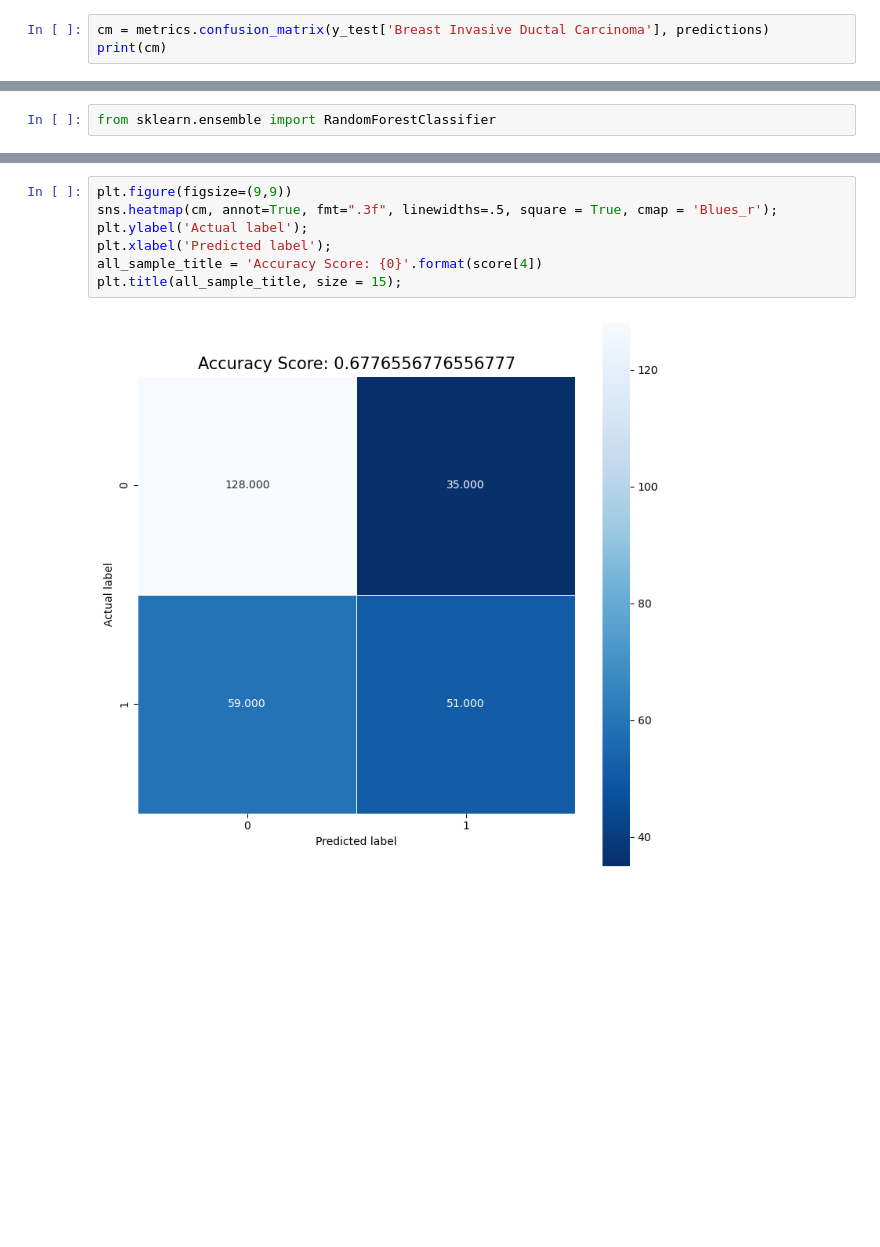
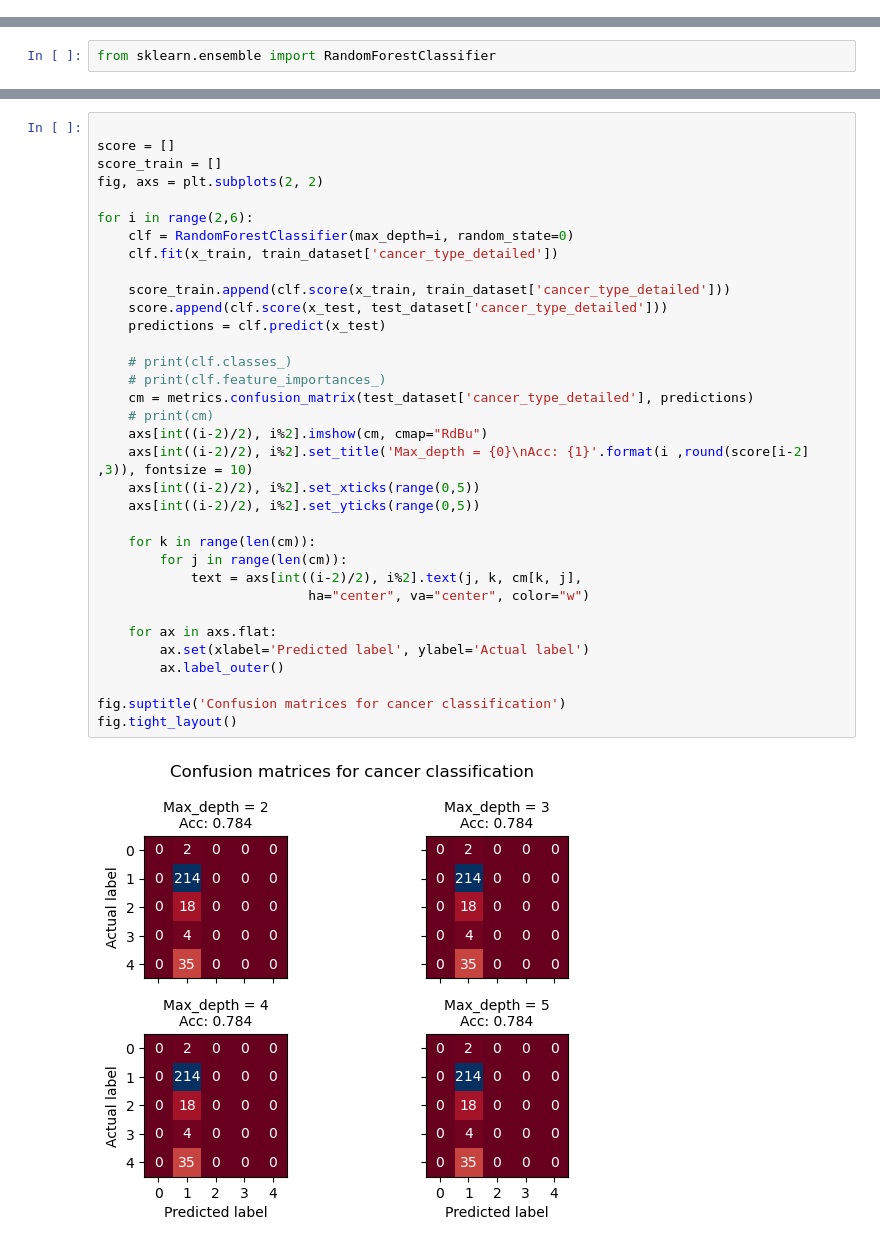
Before and after one commit to Allocco14/BreastCancerIIA, a Jupyter notebook: Breast_cancer.ipynb, the cells around one changed output, grey strips where cells are left out. Saved outputs shown, nothing was run; the diff lists cells and outputs as text; blank space fills up the shorter version.

```diff
--- a/Breast_cancer.ipynb
+++ b/Breast_cancer.ipynb
@@ -266,3 +286,0 @@ print(cm)
-# %%
-cm = metrics.confusion_matrix(y_test['Breast Invasive Ductal Carcinoma'], predictions)
-print(cm)
@@ -359,9 +289,36 @@ print(max(score))
-# %%
-plt.figure(figsize=(9,9))
-sns.heatmap(cm, annot=True, fmt=".3f", linewidths=.5, square = True, cmap = 'Blues_r');
-plt.ylabel('Actual label');
-plt.xlabel('Predicted label');
-all_sample_title = 'Accuracy Score: {0}'.format(score[4])
-plt.title(all_sample_title, size = 15);
-# %% [output]
-[figure, removed]
+# %%
+
+score = []
+score_train = []
+fig, axs = plt.subplots(2, 2)
+
+for i in range(2,6):
+    clf = RandomForestClassifier(max_depth=i, random_state=0)
+    clf.fit(x_train, train_dataset['cancer_type_detailed'])
+
+    score_train.append(clf.score(x_train, train_dataset['cancer_type_detailed']))
+    score.append(clf.score(x_test, test_dataset['cancer_type_detailed']))
+    predictions = clf.predict(x_test)
+
+    # print(clf.classes_)
+    # print(clf.feature_importances_)
+    cm = metrics.confusion_matrix(test_dataset['cancer_type_detailed'], predictions)
+    # print(cm)
+    axs[int((i-2)/2), i%2].imshow(cm, cmap="RdBu")
+    axs[int((i-2)/2), i%2].set_title('Max_depth = {0}\nAcc: {1}'.format(i ,round(score[i-2] ,3)), fontsize = 10)
+    axs[int((i-2)/2), i%2].set_xticks(range(0,5))
+    axs[int((i-2)/2), i%2].set_yticks(range(0,5))
+
+    for k in range(len(cm)):
+        for j in range(len(cm)):
+            text = axs[int((i-2)/2), i%2].text(j, k, cm[k, j],
+                           ha="center", va="center", color="w")
+
+    for ax in axs.flat:
+        ax.set(xlabel='Predicted label', ylabel='Actual label')
+        ax.label_outer()
+
+fig.suptitle('Confusion matrices for cancer classification')
+fig.tight_layout()
+# %% [output]
+[figure, added]
```
Also changed, not shown: parts of 17 cells of this notebook.
